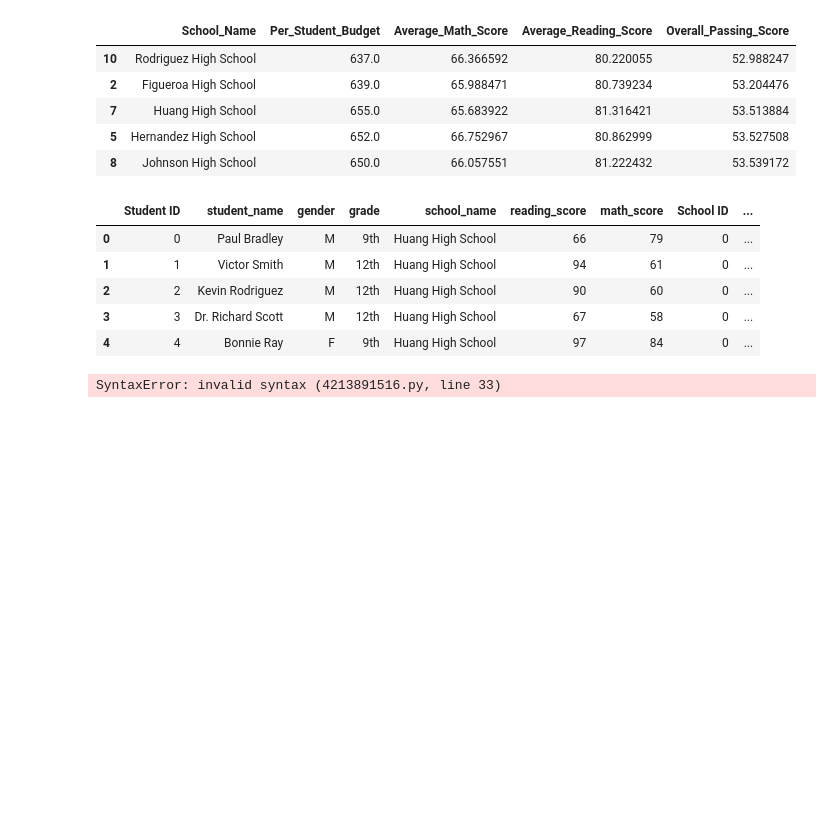
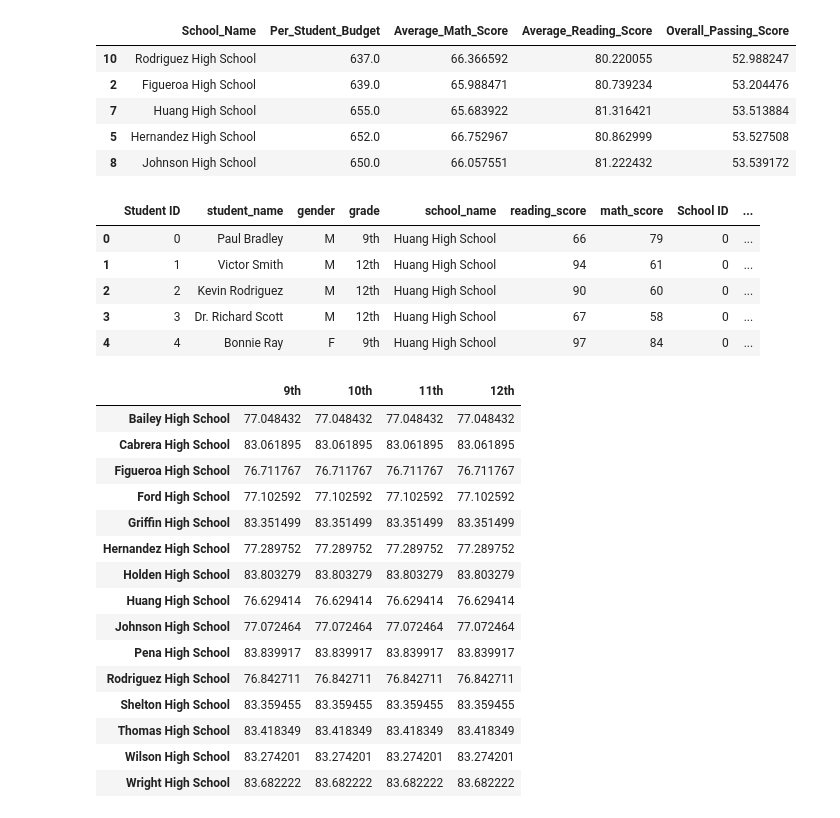
Before and after one commit to KatKess/pandas-challenge, a Jupyter notebook: PyCitySchools/school_data_done.ipynb, the cells around one changed output. Saved outputs shown, nothing was run; the diff lists cells and outputs as text; code cells hidden in the pictures; blank space fills up the shorter version.

Commit message:
updated school_data_done.ipnyb

```diff
--- a/PyCitySchools/school_data_done.ipynb
+++ b/PyCitySchools/school_data_done.ipynb
@@ -510,40 +520,68 @@ school_data_complete.head()
 # %%
 #Group by "school name" and take the mean of each.
 
 import pandas as pd
 import numpy as np
 
 #Files to load
 school_data_to_load = "Resources/schools_complete.csv"
 student_data_to_load = "Resources/students_complete.csv"
 
 #Read School and Student Data File and store into Pandas DataFrames
 school_data = pd.read_csv(school_data_to_load)
 student_data = pd.read_csv(student_data_to_load)
 
 school_data_complete = pd.merge(student_data, school_data, how="left", on=["school_name", "school_name"])
 
-ninth_graders_scores = school_data_complete.groupby(["school_name"]).mean()["math_score"]
-tenth_graders_scores = school_data_complete.groupby(["school_name"]).mean()["math_score"]
-eleventh_graders_scores = school_data_complete.groupby(["school_name"]).mean()["math_score"]
-twelfth_graders_scores = school_data_complete.groupby(["school_name"]).mean()["math_score"]
+#Define the student grades.
+ninth = school_data_complete[(school_data_complete["grade"] =="9th")]
+tenth = school_data_complete[(school_data_complete["grade"] =="10th")]
+eleventh = school_data_complete[(school_data_complete["grade"]=="11th")]
+twelfth = school_data_complete[(school_data_complete["grade"]=="12th")]
+
+#Group grade by school
+ninth_graders_scores = school_data_complete.groupby(["school_name"]).mean()
+tenth_graders_scores = school_data_complete.groupby(["school_name"]).mean()
+eleventh_graders_scores = school_data_complete.groupby(["school_name"]).mean()
+twelfth_graders_scores = school_data_complete.groupby(["school_name"]).mean()
+
 
 #Use the code to select only the 'math_score'
-ninth_grade_math_scores = ninth_graders_scores["math_score"]
+ninth_grader_math_scores = ninth_graders_scores["math_score"]
 tenth_grader_math_scores = tenth_graders_scores["math_score"]
-eleventh_grader_math_scores = eleventh_graders_scores.mean()["math_score"]
+eleventh_grader_math_scores = eleventh_graders_scores["math_score"]
 twelfth_grader_math_scores = twelfth_graders_scores["math_score"]
 
-#Combine each of the scores above into single DataFrame called 'math_scores_by_grade'
+#Create Lists.
+schools_2 =["Bailey High School", "Cabrera High School", "Figueroa High School", "Ford High School","Griffin High School", "Hernandez High School",
+         "Holden High School", "Huang High School", "Johnson High School", "Pena High School", "Rodriguez High School", "Shelton High School",
+         "Thomas High School", "Wilson High School", "Wright High School"]
 
-math_scores_by_grade_df = pd.DataFrame({"School_Name":["Bailey High School", "Cabrera High School", "Figueroa High School", "Ford High School","Griffin High School",
-                                                      "Hernandez High School","Holden High School", "Huang High School", "Johnson High School", "Pena High School",
-                                                      "Rodriguez High School","Shelton High School","Thomas High School", "Wilson High School", "Wright High School"],
-                                        "9th_Grade":[("ninth_graders_scores")["math_score"]
-                                        "10th_Grade":[("tenth_graders_scores")["math_score"]
-                                        "11th_Grade":[("eleventh_graders_scores")["math_score"]
-                                        "12th_Grade":[("twelfth_graders_scores")["math_score"]})
-math_scores_by_grade = math_scores_by_grade_df
+# Combine each of the scores above into single DataFrame called `math_scores_by_grade'
+
+math_scores_by_grade = pd.DataFrame({"9th" : ninth_grader_math_scores, "10th" : tenth_grader_math_scores,
+                                        "11th" : eleventh_grader_math_scores, "12th" : twelfth_grader_math_scores})
+
+#minor data wrangling
+math_scores_by_grade = math_scores_by_grade[["9th", "10th", "11th", "12th"]]
+math_scores_by_grade.index.name = None
+
+#Display the DataFrame
 math_scores_by_grade
 # %% [output]
-SyntaxError: invalid syntax (4213891516.py, line 33)
+|  | 9th | 10th | 11th | 12th |
+| Bailey High School | 77.048432 | 77.048432 | 77.048432 | 77.048432 |
+| Cabrera High School | 83.061895 | 83.061895 | 83.061895 | 83.061895 |
+| Figueroa High School | 76.711767 | 76.711767 | 76.711767 | 76.711767 |
+| Ford High School | 77.102592 | 77.102592 | 77.102592 | 77.102592 |
+| Griffin High School | 83.351499 | 83.351499 | 83.351499 | 83.351499 |
+| Hernandez High School | 77.289752 | 77.289752 | 77.289752 | 77.289752 |
+| Holden High School | 83.803279 | 83.803279 | 83.803279 | 83.803279 |
+| Huang High School | 76.629414 | 76.629414 | 76.629414 | 76.629414 |
+| Johnson High School | 77.072464 | 77.072464 | 77.072464 | 77.072464 |
+| Pena High School | 83.839917 | 83.839917 | 83.839917 | 83.839917 |
+| Rodriguez High School | 76.842711 | 76.842711 | 76.842711 | 76.842711 |
+| Shelton High School | 83.359455 | 83.359455 | 83.359455 | 83.359455 |
+| Thomas High School | 83.418349 | 83.418349 | 83.418349 | 83.418349 |
+| Wilson High School | 83.274201 | 83.274201 | 83.274201 | 83.274201 |
+| Wright High School | 83.682222 | 83.682222 | 83.682222 | 83.682222 |
```
Also changed, not shown: parts of 23 cells of this notebook.
